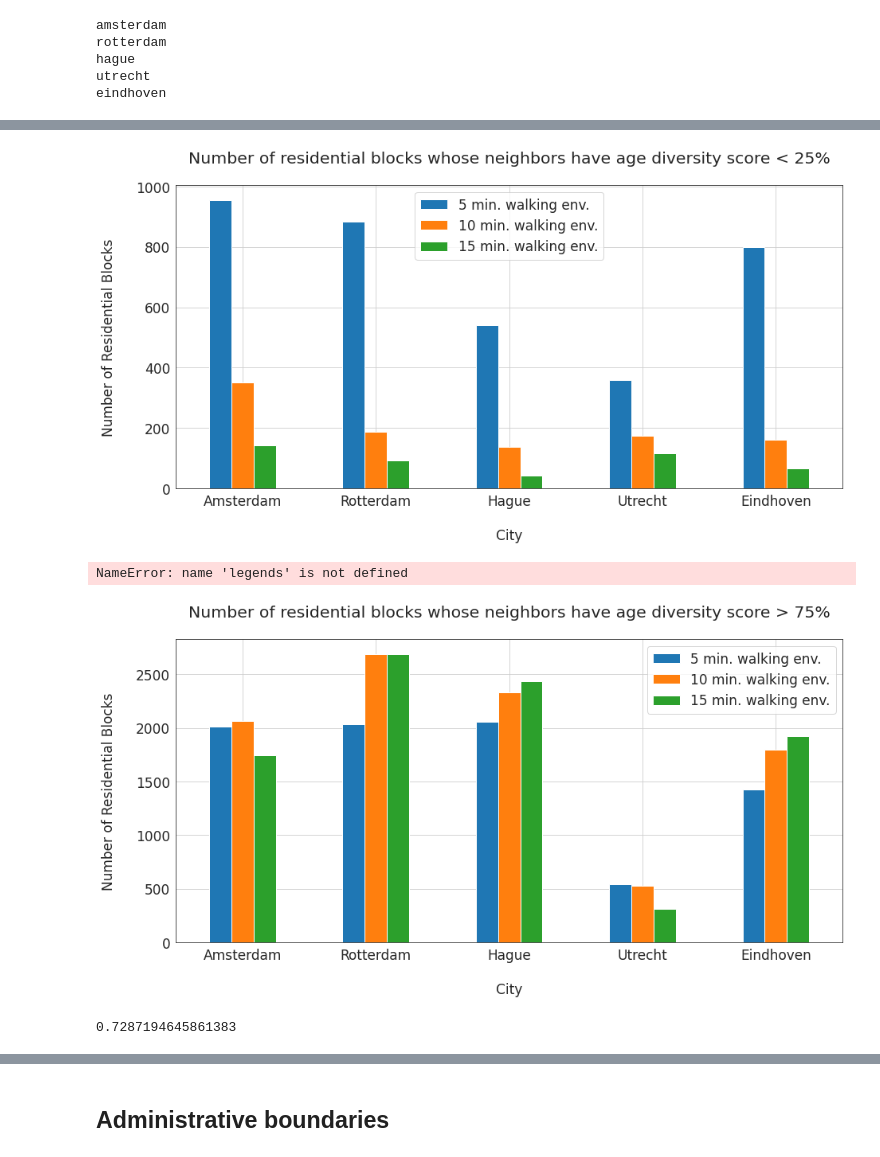
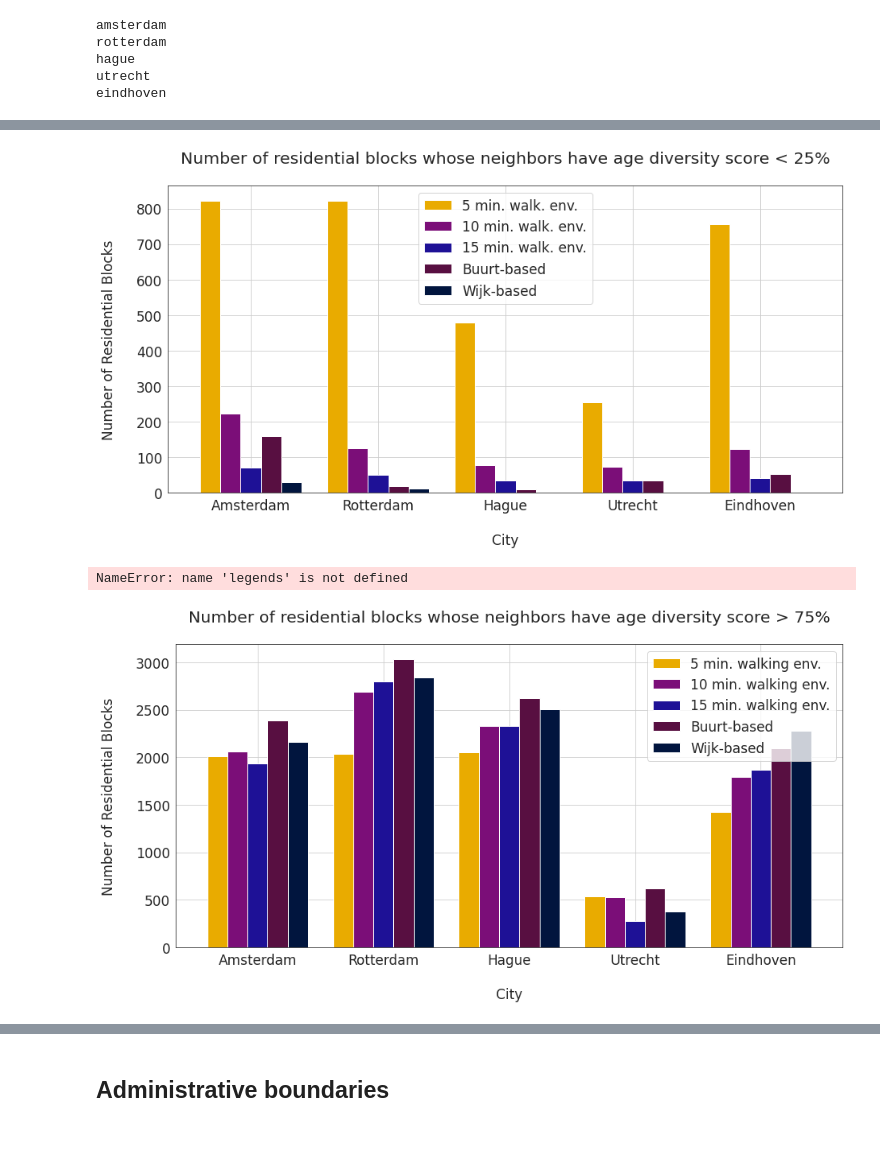
Before and after one commit to MiliasV/coaccessibility, a Jupyter notebook: notebooks/exploration.ipynb, the cells around one changed output, grey strips where cells are left out. Cells and saved outputs as stored; diff of their text form; code cells hidden in the pictures.

```diff
--- a/notebooks/exploration.ipynb
+++ b/notebooks/exploration.ipynb
@@ -952,7 +1073,7 @@ import pandas as pd
 
 # db initialization
 # store to db
-db_connection_string = 'postgresql://postgres:postgres@localhost/age_segregation'
+db_connection_string = 'postgresql://postgres:postgres@localhost:5433/age_segregation'
 engine = create_engine(db_connection_string)
 
 df_res = pd.DataFrame()
@@ -960,12 +1081,20 @@ for city in ["amsterdam", "rotterdam", "hague", "utrecht", "eindhoven"]:
     res = {}
     print(city)
     for env in ['5','10','15']:
-        for limit in [(0, 0.25), (0.25, 0.5), (0.5,0.75), (0.75,1)]:
+        for limit in [(0, 0.25), (0.250001, 0.5), (0.50001,0.75), (0.750001,1)]:
             res['city'] = city
-            sql=  'SELECT * from ' + city +'.pop_poi_based_neighbors_' + env + '_' + city[0:3]
+            sql=  'SELECT * from ' + city +'.pop_facil_based_neighbors_' + env + '_' + city[0:3]
             df = pd.read_sql(sql, engine)
             col_name = 'Facility-based Neighbors\' Age Div. {' + str(int(limit[0]*100)) + '-' + str(int(limit[1]*100)) + '%} - ' + env + ' min. walking env.'
-            res[col_name]= df[(df.neighbors_age_entropy_index>=limit[0]) & (df.neighbors_age_entropy_index<=limit[1])].neighbors_age_entropy_index.count()
+            res[col_name]= df[(df.facil_neigh_age_entropy_index>=limit[0]) & (df.facil_neigh_age_entropy_index<=limit[1])].facil_neigh_age_entropy_index.count()
+
+            col_name = "Age Div. {" + str(int(limit[0]*100)) + "-" + str(int(limit[1]*100)) + "%} - "  + "wijk_based"
+            res[col_name]= df[(df.wijk_neigh_age_entropy_index>=limit[0]) & (df.wijk_neigh_age_entropy_index<=limit[1])].wijk_neigh_age_entropy_index.count()
+
+            col_name = "Age Div. {" + str(int(limit[0]*100)) + "-" + str(int(limit[1]*100)) + "%} - "  + "buurt_based"
+            res[col_name]= df[(df.buurt_neigh_age_entropy_index>=limit[0]) & (df.buurt_neigh_age_entropy_index<=limit[1])].buurt_neigh_age_entropy_index.count()
+
+
     df_res = df_res.append(res, ignore_index=True)
     df_res.city = df_res.city.str.capitalize()
 # %% [output]
@@ -993,22 +1132,28 @@ font = {'family' : 'normal',
         'size'   : 17}
 sns.set_style("white")
 matplotlib.rc('font', **font)
-df_res['5 min. walking env.'] = df_res['Facility-based Neighbors\' Age Div. {0-25%} - 5 min. walking env.']
-df_res['10 min. walking env.'] = df_res['Facility-based Neighbors\' Age Div. {0-25%} - 10 min. walking env.']
-df_res['15 min. walking env.'] = df_res['Facility-based Neighbors\' Age Div. {0-25%} - 15 min. walking env.']
+df_res['5 min. walk. env.'] = df_res['Facility-based Neighbors\' Age Div. {0-25%} - 5 min. walking env.']
+df_res['10 min. walk. env.'] = df_res['Facility-based Neighbors\' Age Div. {0-25%} - 10 min. walking env.']
+df_res['15 min. walk. env.'] = df_res['Facility-based Neighbors\' Age Div. {0-25%} - 15 min. walking env.']
+df_res['Buurt-based'] = df_res['Age Div. {0-25%} - buurt_based']
+df_res['Wijk-based'] = df_res['Age Div. {0-25%} - wijk_based']
 
-plotdata=df_res[['city', '5 min. walking env.',
-                 '10 min. walking env.',
-                 '15 min. walking env.']]
+plotdata=df_res[['city', '5 min. walk. env.',
+                 '10 min. walk. env.',
+                 '15 min. walk. env.', 'Buurt-based', 'Wijk-based']]
 plotdata.set_index('city', inplace=True)
-plotdata.plot(kind="bar",xlabel='\nCity', ylabel='Number of Residential Blocks\n', figsize=(15,7), grid=True)# plt.title("Mince Pie Consumption Study")
+
+plotdata.plot(color = ["#E9AB00", "#7B0E78", "#1E1196", "#580F41","#01153E"], kind="bar",xlabel='\nCity',
+              ylabel='Number of Residential Blocks\n', figsize=(15,7), width=0.8, grid=True)# plt.title("Mince Pie Consumption Study")
 plt.title('Number of residential blocks whose neighbors have age diversity score < 25%\n')
 plt.xticks(rotation=0)
+
+
 # plt.legend(loc="upper right")
 
 plt.show()
 # %% [output]
-[figure, old version]
+[figure, new version]
 # %%
 legends()
 # %% [output]
@@ -1016,19 +1161,18 @@ NameError: name 'legends' is not defined
 # %%
 df_res['5 min. walking env.'] = df_res['Facility-based Neighbors\' Age Div. {75-100%} - 5 min. walking env.']
 df_res['10 min. walking env.'] = df_res['Facility-based Neighbors\' Age Div. {75-100%} - 10 min. walking env.']
 df_res['15 min. walking env.'] = df_res['Facility-based Neighbors\' Age Div. {75-100%} - 15 min. walking env.']
+df_res['Buurt-based'] = df_res['Age Div. {75-100%} - buurt_based']
+df_res['Wijk-based'] = df_res['Age Div. {75-100%} - wijk_based']
 
 plotdata=df_res[['city', '5 min. walking env.',
                  '10 min. walking env.',
-                 '15 min. walking env.']]
+                 '15 min. walking env.', 'Buurt-based', 'Wijk-based']]
 plotdata.set_index('city', inplace=True)
-plotdata.plot(kind="bar",xlabel='\nCity', ylabel='Number of Residential Blocks\n', figsize=(15,7), grid=True)# plt.title("Mince Pie Consumption Study")
+plotdata.plot(color = ["#E9AB00", "#7B0E78", "#1E1196", "#580F41","#01153E"], kind="bar",xlabel='\nCity',
+              ylabel='Number of Residential Blocks\n', figsize=(15,7), width=0.8, grid=True)
 plt.xticks(rotation=0)
 plt.title('Number of residential blocks whose neighbors have age diversity score > 75%\n')
 plt.show()
 # %% [output]
-[figure, old version]
+[figure, new version]
-# %%
-df.neighbors_age_entropy_index.mean()
-# %% [output]
-0.7287194645861383
```
Also changed, not shown: parts of 20 cells of this notebook.
